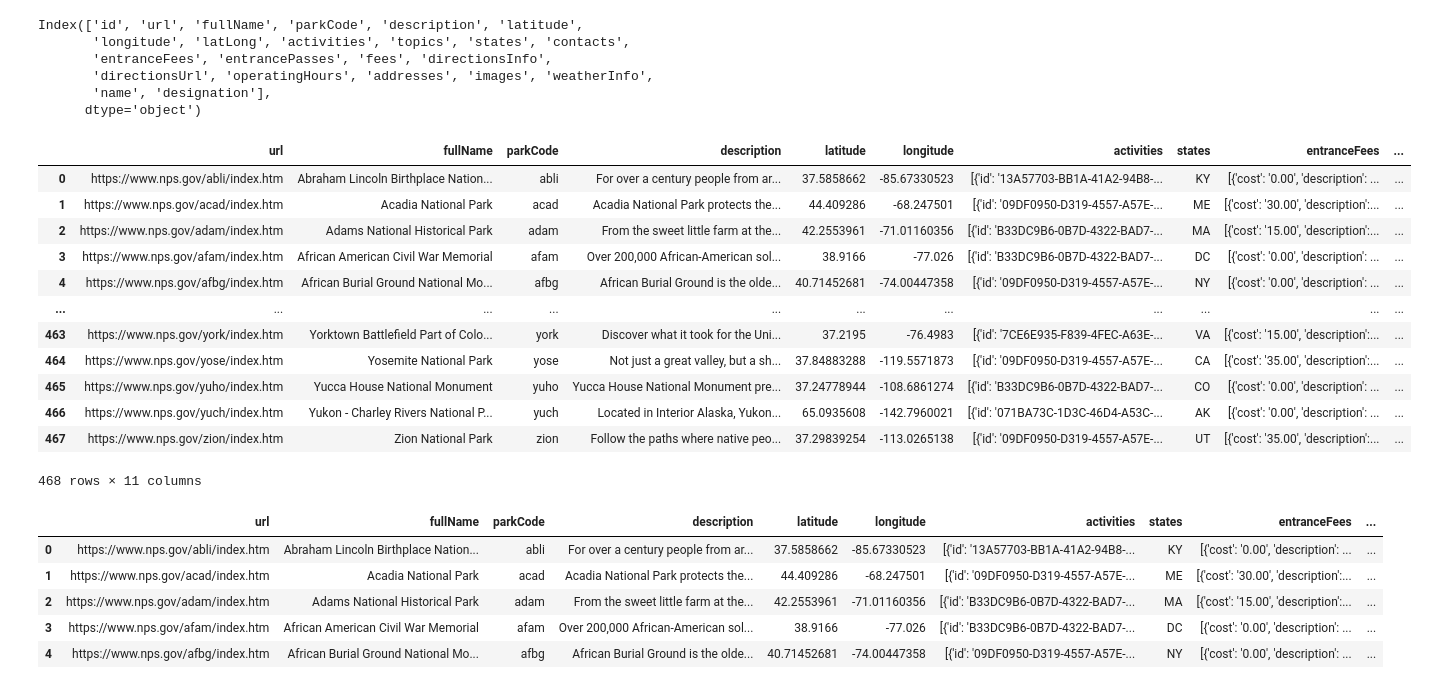
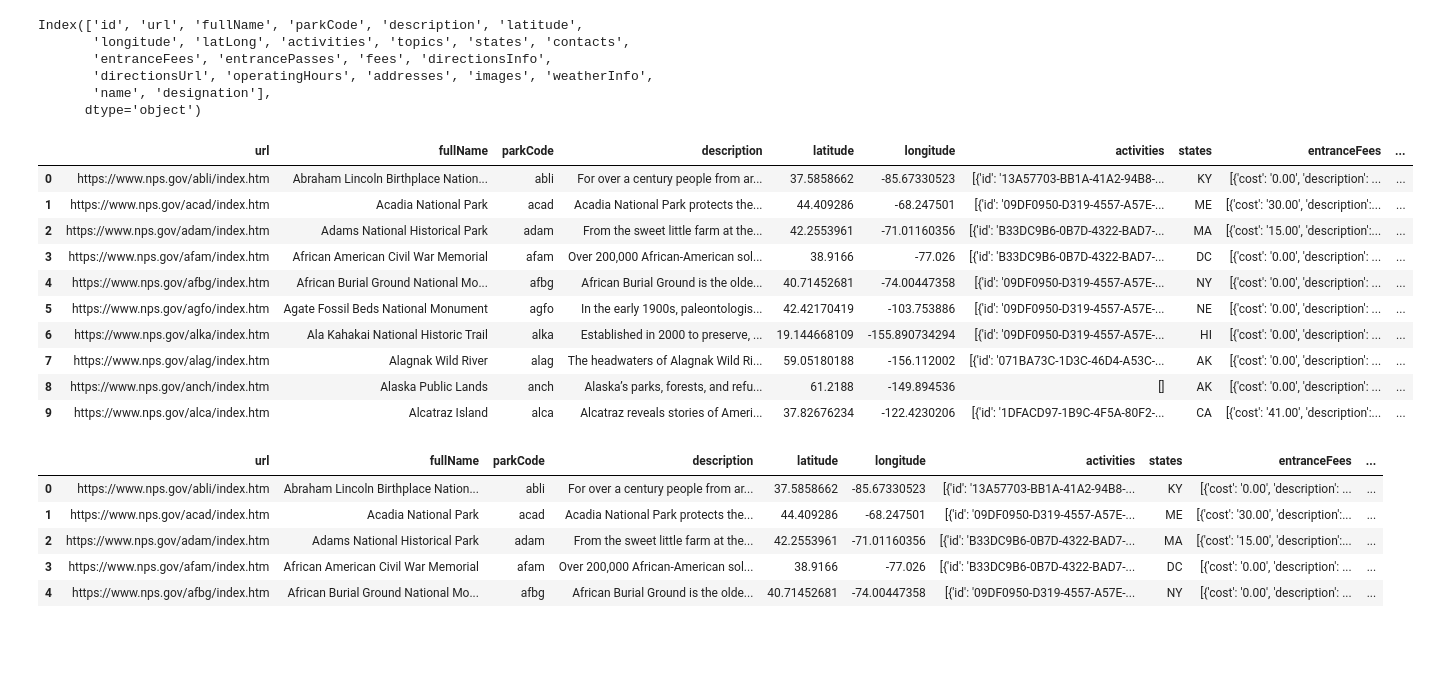
Before and after one commit to hthelander/Project-3, a Jupyter notebook: data_calls/nps.ipynb, the cells around one changed output. Drawn from its saved outputs; the diff is of its cells as text; code cells hidden in the pictures; blank space fills up the shorter version.

```diff
--- a/Python/nps.ipynb
+++ b/data_calls/nps.ipynb
@@ -80,22 +58,20 @@ Index(['id', 'url', 'fullName', 'parkCode', 'description', 'latitude',
       dtype='object')
 # %%
 clean_df = nps_df.loc[:, ["url", "fullName", "parkCode", "description", "latitude", "longitude", "activities",
-                           "states", "entranceFees", "directionsInfo", "weatherInfo"]]
-clean_df
+                           "states", "entranceFees", "directionsInfo", "images", "weatherInfo"]]
+clean_df.head(10)
 # %% [output]
 |  | url | fullName | parkCode | description | latitude | longitude | activities | states | entranceFees | ... |
 | 0 | https://www.nps.gov/abli/index.htm | Abraham Lincoln Birthplace Nation... | abli | For over a century people from ar... | 37.5858662 | -85.67330523 | [{'id': '13A57703-BB1A-41A2-94B8-... | KY | [{'cost': '0.00', 'description': ... | ... |
 | 1 | https://www.nps.gov/acad/index.htm | Acadia National Park | acad | Acadia National Park protects the... | 44.409286 | -68.247501 | [{'id': '09DF0950-D319-4557-A57E-... | ME | [{'cost': '30.00', 'description':... | ... |
 | 2 | https://www.nps.gov/adam/index.htm | Adams National Historical Park | adam | From the sweet little farm at the... | 42.2553961 | -71.01160356 | [{'id': 'B33DC9B6-0B7D-4322-BAD7-... | MA | [{'cost': '15.00', 'description':... | ... |
 | 3 | https://www.nps.gov/afam/index.htm | African American Civil War Memorial | afam | Over 200,000 African-American sol... | 38.9166 | -77.026 | [{'id': 'B33DC9B6-0B7D-4322-BAD7-... | DC | [{'cost': '0.00', 'description': ... | ... |
 | 4 | https://www.nps.gov/afbg/index.htm | African Burial Ground National Mo... | afbg | African Burial Ground is the olde... | 40.71452681 | -74.00447358 | [{'id': '09DF0950-D319-4557-A57E-... | NY | [{'cost': '0.00', 'description': ... | ... |
-| ... | ... | ... | ... | ... | ... | ... | ... | ... | ... | ... |
-| 463 | https://www.nps.gov/york/index.htm | Yorktown Battlefield Part of Colo... | york | Discover what it took for the Uni... | 37.2195 | -76.4983 | [{'id': '7CE6E935-F839-4FEC-A63E-... | VA | [{'cost': '15.00', 'description':... | ... |
-| 464 | https://www.nps.gov/yose/index.htm | Yosemite National Park | yose | Not just a great valley, but a sh... | 37.84883288 | -119.5571873 | [{'id': '09DF0950-D319-4557-A57E-... | CA | [{'cost': '35.00', 'description':... | ... |
-| 465 | https://www.nps.gov/yuho/index.htm | Yucca House National Monument | yuho | Yucca House National Monument pre... | 37.24778944 | -108.6861274 | [{'id': 'B33DC9B6-0B7D-4322-BAD7-... | CO | [{'cost': '0.00', 'description': ... | ... |
-| 466 | https://www.nps.gov/yuch/index.htm | Yukon - Charley Rivers National P... | yuch | Located in Interior Alaska, Yukon... | 65.0935608 | -142.7960021 | [{'id': '071BA73C-1D3C-46D4-A53C-... | AK | [{'cost': '0.00', 'description': ... | ... |
-| 467 | https://www.nps.gov/zion/index.htm | Zion National Park | zion | Follow the paths where native peo... | 37.29839254 | -113.0265138 | [{'id': '09DF0950-D319-4557-A57E-... | UT | [{'cost': '35.00', 'description':... | ... |
+| 5 | https://www.nps.gov/agfo/index.htm | Agate Fossil Beds National Monument | agfo | In the early 1900s, paleontologis... | 42.42170419 | -103.753886 | [{'id': '09DF0950-D319-4557-A57E-... | NE | [{'cost': '0.00', 'description': ... | ... |
+| 6 | https://www.nps.gov/alka/index.htm | Ala Kahakai National Historic Trail | alka | Established in 2000 to preserve, ... | 19.144668109 | -155.890734294 | [{'id': '09DF0950-D319-4557-A57E-... | HI | [{'cost': '0.00', 'description': ... | ... |
+| 7 | https://www.nps.gov/alag/index.htm | Alagnak Wild River | alag | The headwaters of Alagnak Wild Ri... | 59.05180188 | -156.112002 | [{'id': '071BA73C-1D3C-46D4-A53C-... | AK | [{'cost': '0.00', 'description': ... | ... |
+| 8 | https://www.nps.gov/anch/index.htm | Alaska Public Lands | anch | Alaska’s parks, forests, and refu... | 61.2188 | -149.894536 | [] | AK | [{'cost': '0.00', 'description': ... | ... |
+| 9 | https://www.nps.gov/alca/index.htm | Alcatraz Island | alca | Alcatraz reveals stories of Ameri... | 37.82676234 | -122.4230206 | [{'id': '1DFACD97-1B9C-4F5A-80F2-... | CA | [{'cost': '41.00', 'description':... | ... |
-468 rows × 11 columns
 # %%
 clean_df["activity"] = clean_df["activities"].apply(lambda x:','.join( [i["name"] for i in x]))
 clean_df.head()
```
Also changed, not shown: parts of 11 cells of this notebook, 24 other files.
